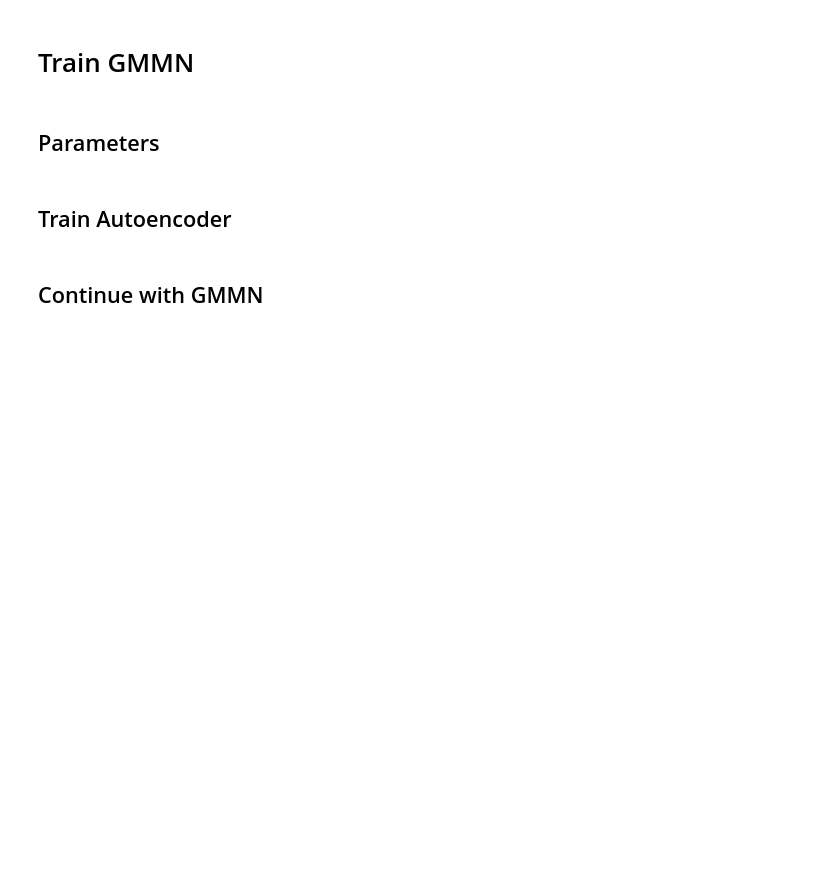
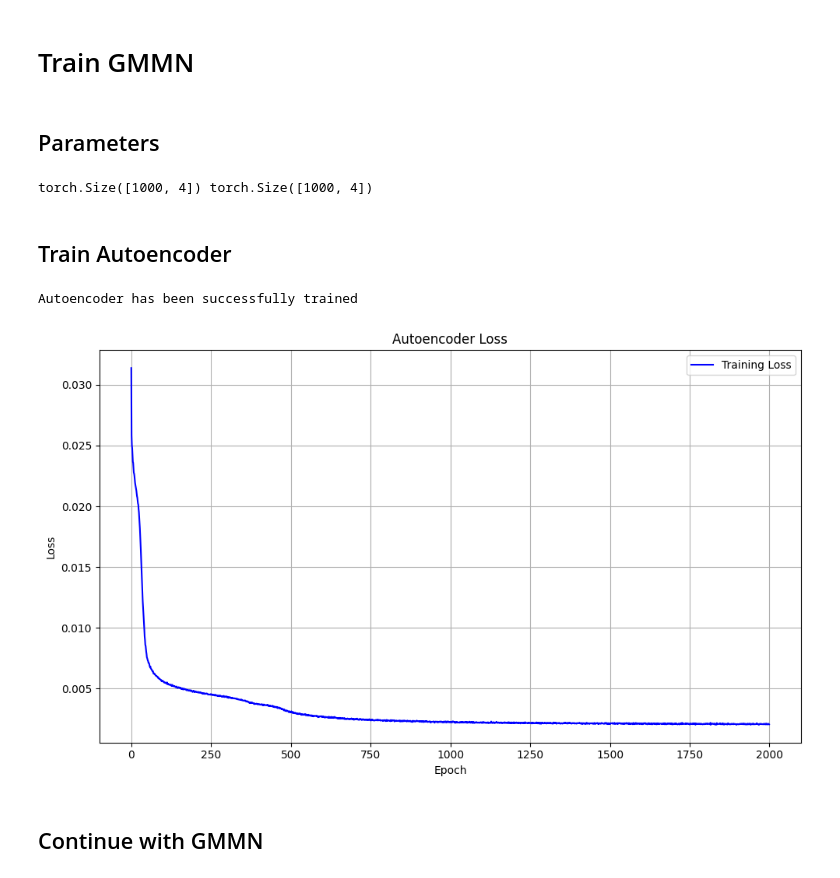
Before and after one commit to vdakov/mmd-gan-2, a Jupyter notebook: experiments.ipynb, the cells around one changed output. Saved outputs shown, nothing was run; the diff lists cells and outputs as text; code cells hidden in the pictures; blank space fills up the shorter version.

```diff
--- a/experiments.ipynb
+++ b/experiments.ipynb
@@ -79,22 +79,27 @@ for batch_inputs, batch_targets in trainloader:
 N_INP = next(iter(trainloader))[0].shape[1]
 NOISE_SIZE = 10
 ENCODED_SIZE = 10
-N_ENCODER_EPOCHS = 1000
-N_GEN_EPOCHS = 500
+N_ENCODER_EPOCHS = 2000
+N_GEN_EPOCHS = 200
 
 if not os.path.exists(model_dir):
     os.mkdir(model_dir)
 
 device = torch.device("cuda" if torch.cuda.is_available() else "cpu")
+# %% [output]
+torch.Size([1000, 4]) torch.Size([1000, 4])
 # %% [markdown]
 ## Train Autoencoder
 # %%
 from models.gmmn.train_autoencoder import train_autoencoder
 from visualization.loss import plot_loss
 
-ENCODER_SAVE_PATH = model_dir + "/autoencoder_control-multivariate-gaussian.pth"
+ENCODER_SAVE_PATH = model_dir + "/autoencoder_control-presentation.pth"
 autoencoder, losses_autoencoder = train_autoencoder(trainloader, N_INP, ENCODED_SIZE, N_ENCODER_EPOCHS, device, ENCODER_SAVE_PATH)
 plot_loss(losses_autoencoder, title="Autoencoder Loss")
+# %% [output]
+Autoencoder has been successfully trained
+[figure, added]
 # %% [markdown]
 ## Continue with GMMN
 # %%
```
Also changed, not shown: parts of 8 cells of this notebook, 52 other files.
